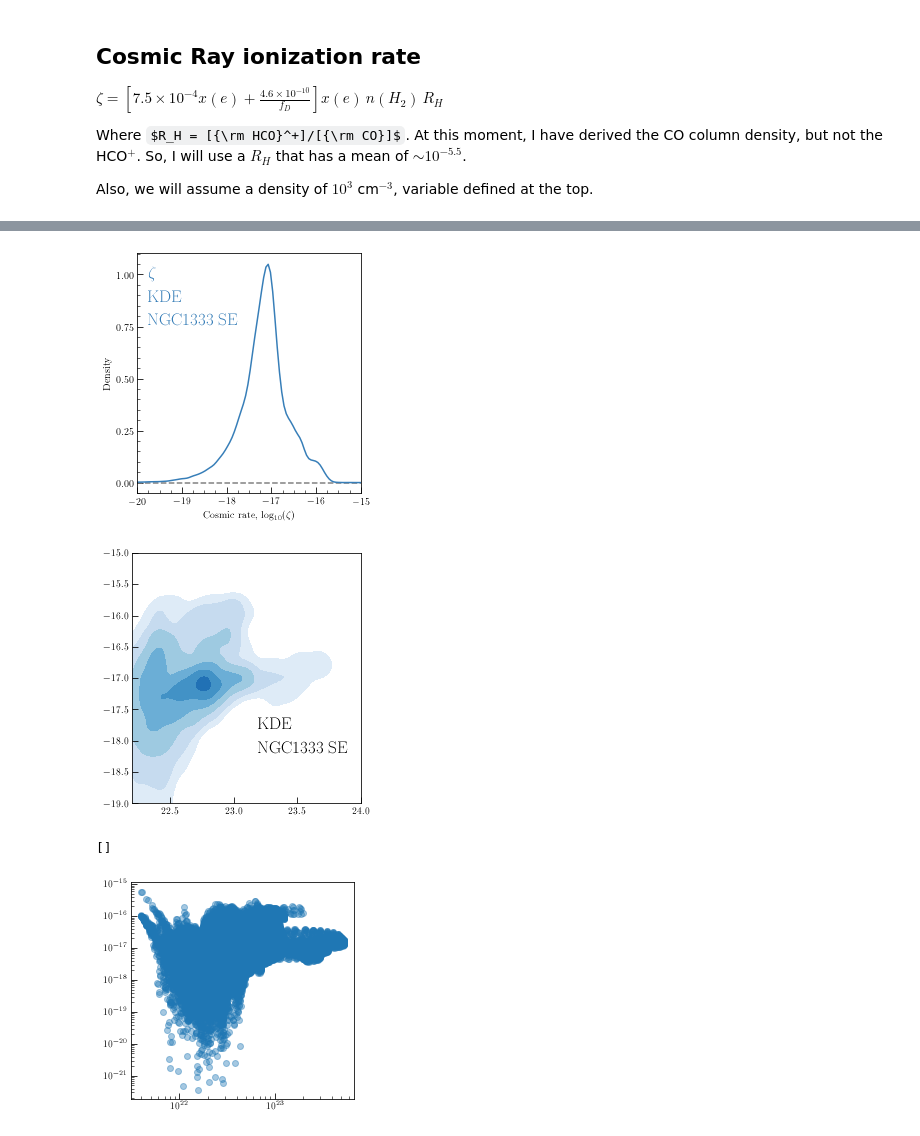
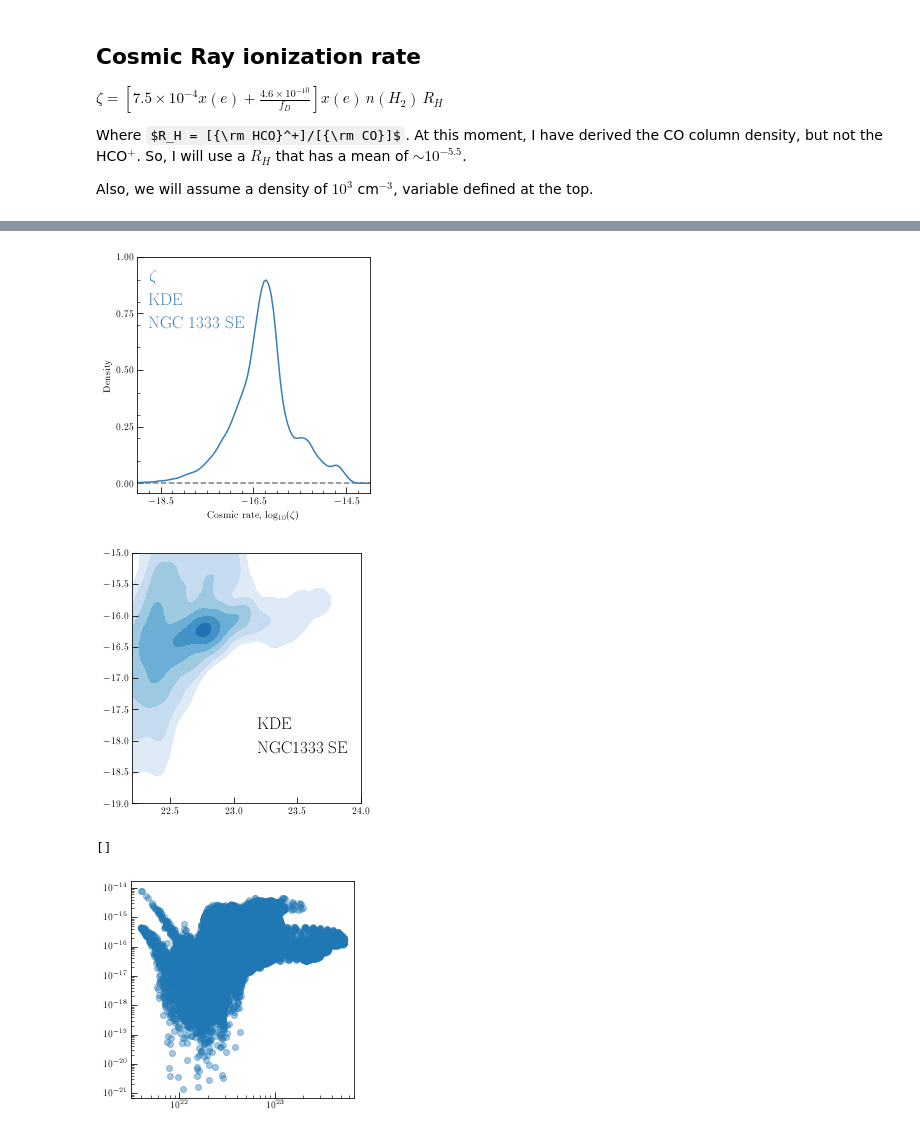
Before and after one commit to jpinedaf/NGC1333_NOEMA_Ions, a Jupyter notebook: NGC1333_Ions_Calculations.ipynb, the cells around one changed output, grey strips where cells are left out. Drawn from its saved outputs; the diff is of its cells as text; code cells hidden in the pictures; some formulas as TeX source.

```diff
--- a/NGC1333_Ions_Calculations.ipynb
+++ b/NGC1333_Ions_Calculations.ipynb
@@ -506,0 +517,9 @@ fig.savefig('figs/NGC1333_fd.pdf', dpi=200)
+# %%
+n_H2 = ( (N_H2 - delta_H2) / (0.4*u.pc)).to(1./u.cm**3)
+n_H2[n_H2 < 0.0] = np.nan
+
+hd_n_H2 = hd_TdV.copy()
+hd_n_H2['BUNIT'] = 'cm**-3'
+hdu_n_H2 = fits.PrimaryHDU(n_H2, hd_n_H2)
+fits.writeto(file_n_H2, n_H2.value, hd_n_H2, overwrite=True)
+# plt.imshow(n_H2/1e4, origin='lower', vmin=0, vmax=3, cmap='viridis')
@@ -645,6 +768,7 @@ Where $R_H = [{\rm HCO}^+]/[{\rm CO}]$. At this moment, I have derived the CO co
 
 Also, we will assume a density of $10^3$ cm$^{-3}$, variable defined at the top.
 # %%
-zeta = (7.5e-4 * xe_fd + 4.6e-10/f_D) * xe_fd * R_H * n_H2_mean
+zeta_mean_n = (7.5e-4 * xe_fd + 4.6e-10/f_D) * xe_fd * R_H * n_H2_mean
+zeta = (7.5e-4 * xe_fd + 4.6e-10/f_D) * xe_fd * R_H * (n_H2 * u.cm**3)
 print(np.nanmean(zeta))
 # %% [output]
@@ -678,40 +828,40 @@ fig.savefig('figs/NGC1333_Zeta.pdf', dpi=200)
 # %%
 log_zeta = np.log10(zeta)
 
-xrange = np.array([-20, -15])
+xrange = np.array([-19, -14])
 
 gd_zeta = np.isfinite(log_zeta)
 # wt = 1 / NH3_dv[log_xe]**2
 #
 kde_log_zeta = stats.gaussian_kde(log_zeta[gd_zeta])#, weights=wt)
 x_sample = np.linspace(xrange[0], xrange[1], num=100)
 log_zeta_sample = np.reshape(kde_log_zeta(x_sample).T, x_sample.shape)
 
 fig, ax = plt.subplots(figsize=(4, 4))
 ax.plot(xrange, [0, 0], color='gray', linestyle='--')
 ax.plot(x_sample, log_zeta_sample, color=color_kde[1])
 #
 ax.text(0.05, 0.9,  r'$\zeta$', color=color_kde[1],
         transform=ax.transAxes, size=17, weight=60)
 ax.text(0.05, 0.8,  r'KDE', color=color_kde[1],
         transform=ax.transAxes, size=17, weight=60)
-ax.text(0.05, 0.7,  r'NGC1333 SE', color=color_kde[1],
+ax.text(0.05, 0.7,  r'NGC 1333 SE', color=color_kde[1],
         transform=ax.transAxes, size=17, weight=60)
 
 ax.set_xlabel(r"Cosmic rate, $\log_{10}(\zeta)$")
 ax.set_ylabel(r"Density")
 ax.set_xlim(xrange)
 # ax.set_ylim(-0.02, 0.8)
 
 ax.xaxis.set_minor_locator(MultipleLocator(0.25))
-ax.yaxis.set_minor_locator(MultipleLocator(0.05))
+ax.yaxis.set_minor_locator(MultipleLocator(0.1))
 
-# ax.set_xticks([0.05, 0.1, 0.15, 0.2])
+ax.set_xticks([-18.5, -16.5, -14.5])
 ax.set_yticks([0, 0.25, 0.5, 0.75, 1.0])
 plt.tight_layout()
-fig.savefig('figs/NGC1333_log_zeta_KDE.pdf', dpi=100)
+fig.savefig('figs/NGC1333_log_zeta_KDE.pdf', dpi=100, bbox_inches='tight')
 # %% [output]
-[figure, old version]
+[figure, new version]
 # %%
 log_zeta_min = -19
 log_zeta_max = -15
@@ -763,9 +913,9 @@ ax.text(0.55, 0.3,  r'KDE', color='black',
 
 plt.tight_layout()
 #
-# fig.savefig('figs/NGC1333_log_xe_fd_KDE.pdf', dpi=100)
+# fig.savefig('figs/NGC1333_log_xe_fd_KDE.pdf', dpi=100, bbox_inches='tight')
 # %% [output]
-[figure, old version]
+[figure, new version]
 # %%
 fig, ax = plt.subplots(figsize=(4, 4))
 
@@ -773,7 +923,7 @@ ax.scatter(N_H2[gd_zeta], zeta[gd_zeta], alpha=0.4)
 plt.loglog()
 # %% [output]
 []
-[figure, old version]
+[figure, new version]
 # %%
 fig, ax = plt.subplots(figsize=(4, 4))
 
```
Also changed, not shown: parts of 25 cells of this notebook, 19 other files.
